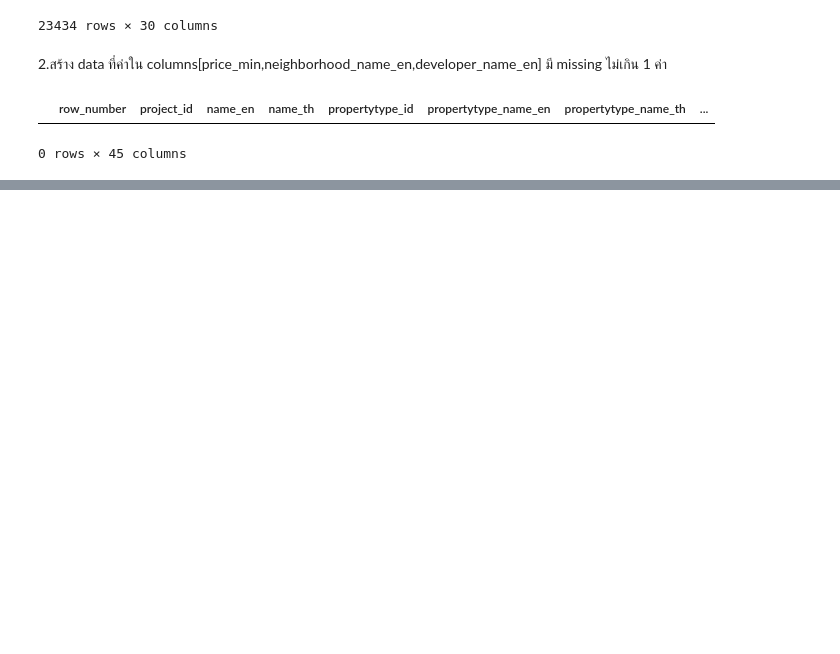
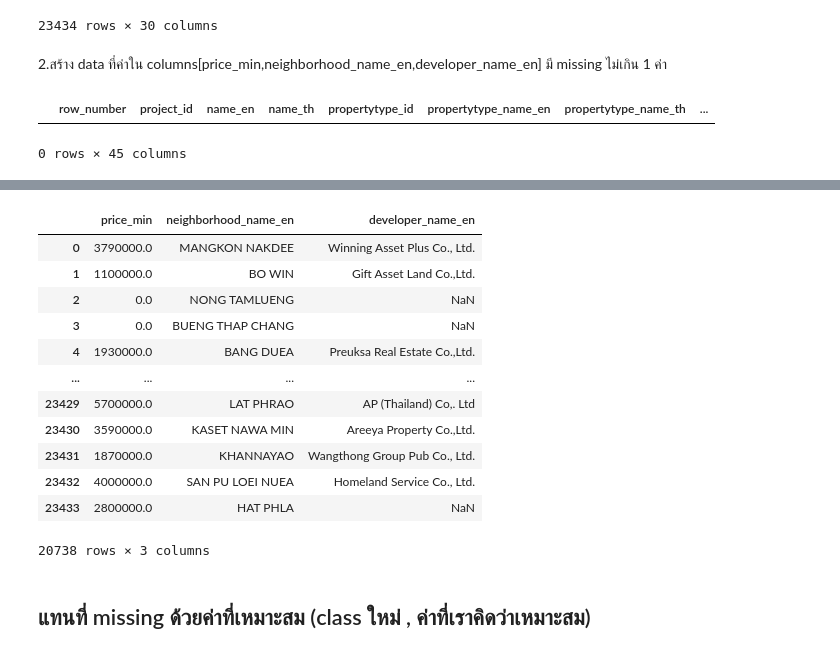
Before and after one commit to rattapornsupama/DPDM65, a Jupyter notebook: preprocessing.ipynb, the cells around one changed output, grey strips where cells are left out. Drawn from its saved outputs; the diff is of its cells as text; code cells hidden in the pictures; blank space fills up the shorter version.

```diff
--- a/preprocessing.ipynb
+++ b/preprocessing.ipynb
@@ -299,0 +304,3 @@ project_df.dropna(subset=['price_min','neighborhood_name_en','developer_name_en'
+# %%
+project_df = pd.read_csv('/content/drive/MyDrive/DPDM65/opendata_project.csv')
+project_df.head()
@@ -299,0 +351,2 @@ project_df.dropna(subset=['price_min','neighborhood_name_en','developer_name_en'
+# %%
+pj2=project_df.dropna(subset=['price_min','neighborhood_name_en','developer_name_en'],thresh=2)
@@ -299,0 +369,18 @@ project_df.dropna(subset=['price_min','neighborhood_name_en','developer_name_en'
+# %%
+pj2[['price_min','neighborhood_name_en','developer_name_en']].dropna(thresh=2)
+# %% [output]
+|  | price_min | neighborhood_name_en | developer_name_en |
+| 0 | 3790000.0 | MANGKON NAKDEE | Winning Asset Plus Co., Ltd. |
+| 1 | 1100000.0 | BO WIN | Gift Asset Land Co.,Ltd. |
+| 2 | 0.0 | NONG TAMLUENG | NaN |
+| 3 | 0.0 | BUENG THAP CHANG | NaN |
+| 4 | 1930000.0 | BANG DUEA | Preuksa Real Estate Co.,Ltd. |
+| ... | ... | ... | ... |
+| 23429 | 5700000.0 | LAT PHRAO | AP (Thailand) Co,. Ltd |
+| 23430 | 3590000.0 | KASET NAWA MIN | Areeya Property Co.,Ltd. |
+| 23431 | 1870000.0 | KHANNAYAO | Wangthong Group Pub Co., Ltd. |
+| 23432 | 4000000.0 | SAN PU LOEI NUEA | Homeland Service Co., Ltd. |
+| 23433 | 2800000.0 | HAT PHLA | NaN |
+20738 rows × 3 columns
+# %% [markdown]
+## แทนที่ missing ด้วยค่าที่เหมาะสม (class ใหม่ , ค่าที่เราคิดว่าเหมาะสม)
```
Also changed, not shown: parts of 16 cells of this notebook.
